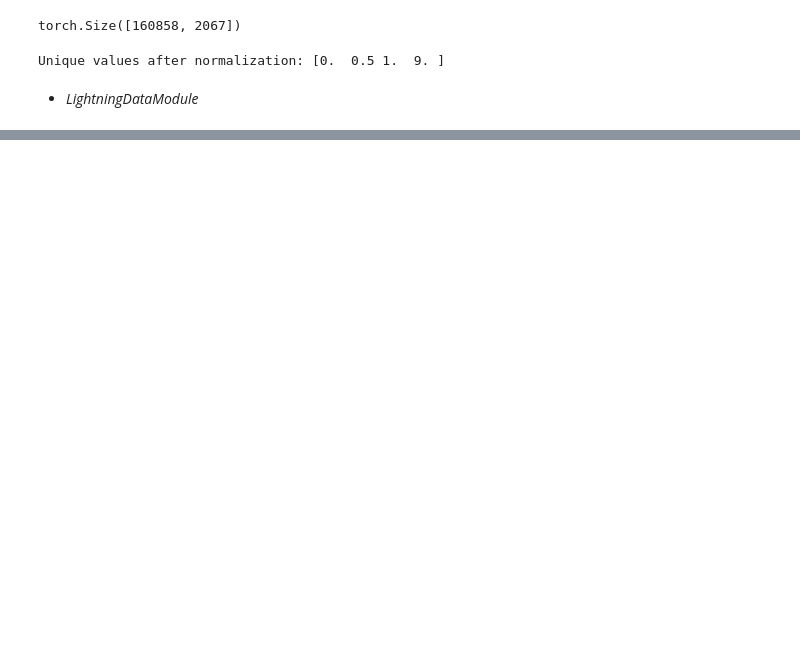
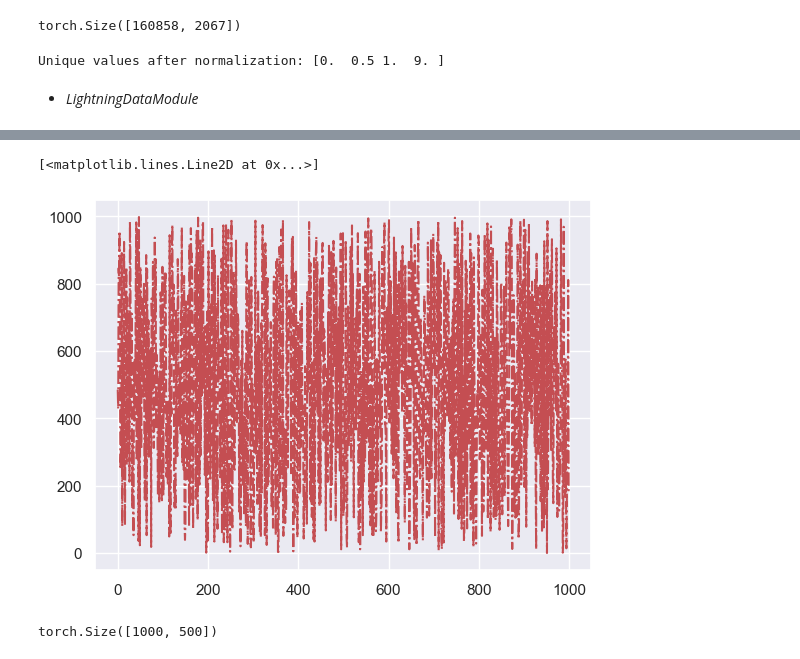
Before and after one commit to r-bashir/GenomeDiffusion, a Jupyter notebook: main.ipynb, the cells around one changed output, grey strips where cells are left out. Saved outputs shown, nothing was run; the diff lists cells and outputs as text; code cells hidden in the pictures; blank space fills up the shorter version.

```diff
--- a/main.ipynb
+++ b/main.ipynb
@@ -74,0 +132,13 @@ NameError: name 'Sequence' is not defined
+# %%
+# time sample: tmin=0, tmax=1000,
+time_sampler = UniformDiscreteTimeSampler(tmin=0, tmax=1000)
+time = time_sampler.sample(shape=(timesteps,))  # sample time
+# %%
+plt.plot(time, "r-.")
+# %% [output]
+[<matplotlib.lines.Line2D at 0x...>]
+[figure, added]
+# %%
+emb.shape
+# %% [output]
+torch.Size([1000, 500])
```
Also changed, not shown: parts of 24 cells of this notebook, 3 other files.
